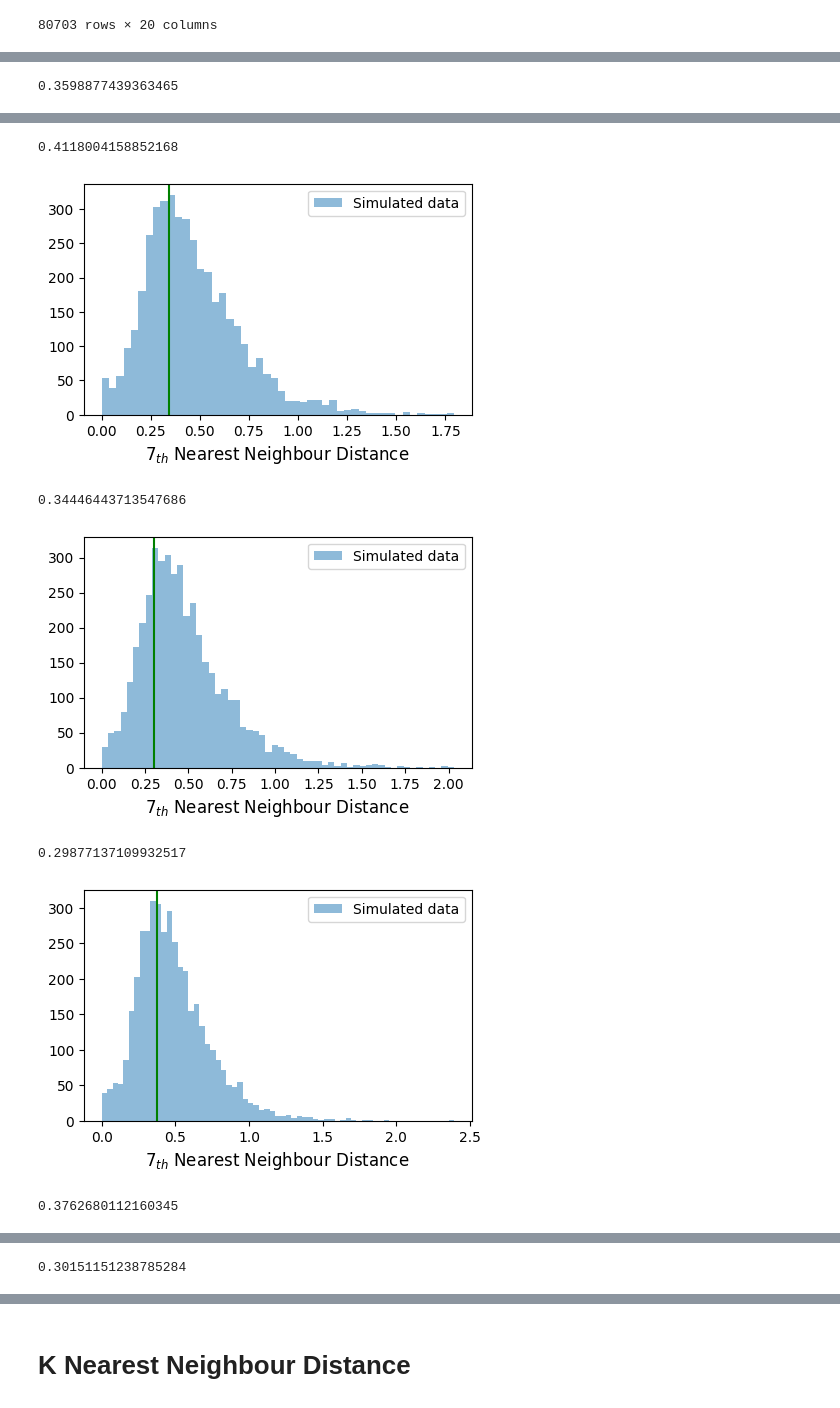
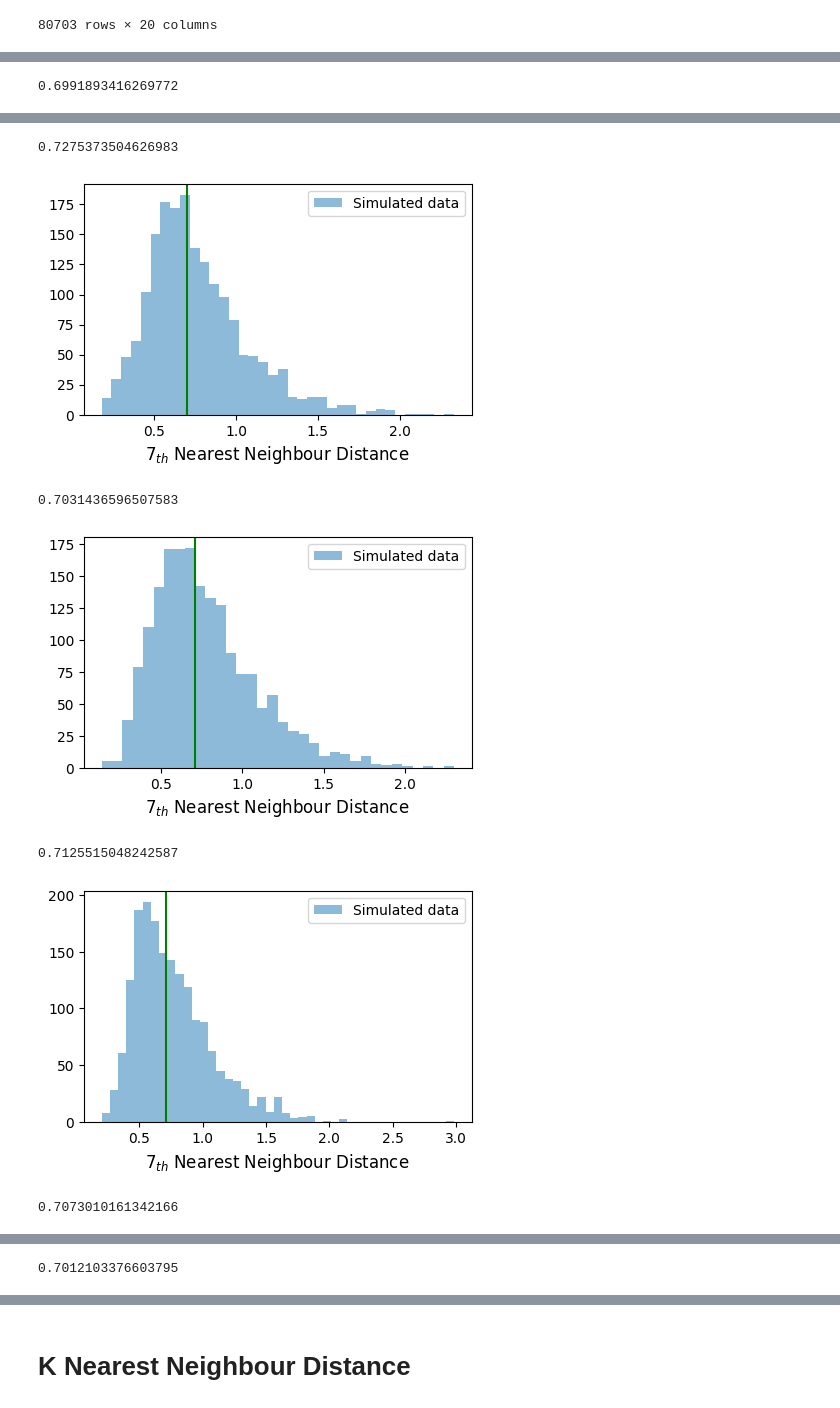
Before and after one commit to stevenalfonso/DBSCAN, a Jupyter notebook: Beehive_DBSCAN.ipynb, the cells around one changed output, grey strips where cells are left out. Saved outputs shown, nothing was run; the diff lists cells and outputs as text; code cells hidden in the pictures.

```diff
--- a/Beehive_DBSCAN.ipynb
+++ b/Beehive_DBSCAN.ipynb
@@ -22,7 +22,7 @@ from tqdm import tqdm
 # %% [markdown]
 # Read data
 # %%
-df = pd.read_csv('./beehive_10.csv')
+df = pd.read_csv('./data/beehive_10.csv')
 #df.loc[df['ra'] > 300, 'ra'] -= 360 #SOLO PARA BLANCO 1
 #c_pm = (df['pmra'] > -30) & (df['pmra'] < 0) & (df['pmdec'] > 0) & (df['pmdec'] < 30)
 #df = df[c_pm]
@@ -77,13 +77,13 @@ df
 #plt.show()
 # %%
 mu_alpha, mu_delta = -36.047, -12.917
-rango = 8
+rango = 10
 c_pm=(df['pmra']>mu_alpha-rango)&(df['pmra']<mu_alpha+rango)&\
 (df['pmdec']>mu_delta-rango)&(df['pmdec']<mu_delta+rango)
 c_p = (df['parallax'] > 4) & (df['parallax'] < 10)
 
 df = df[c_pm & c_p]
-
+print(len(df))
 plt.figure(figsize=(20,10))
 
 plt.subplot(2,3,1)
@@ -115,7 +115,5 @@ plt.xlabel("ra [deg]",  fontsize = 15)
 plt.ylabel("dec [deg]",  fontsize = 15)#,rotation=0)
 #plt.xlim(-30,0)
 #plt.ylim(0,30)
-
 plt.show()
-print(len(df))
 # %% [output]
@@ -282,7 +280,7 @@ def Metropolis(N, data, params):
 # %%
 data = df.parallax
 params = results_parallax.x
-sampling = Metropolis(5000, data, params)
+sampling = Metropolis(2000, data, params)
 simulated_data = []
 simulated_data.append(sampling)
 plt.hist(sampling,bins='auto',density=True)
@@ -297,11 +295,11 @@ Text(0.5, 0, 'parallax')
 # %%
 eps_simulated = []
-for k in tqdm(range(0,10)):
+for k in tqdm(range(0, 30)):
     names = ['parallax','ra','dec','pmra','pmdec']
     params = [results_parallax.x, results_ra.x, results_dec.x, results_pmra.x, results_pmdec.x]
     simulated_data = []
     for x,i in enumerate(names):
-        n_iteraciones = 5000
+        n_iteraciones = 2000
         #nc, s1, s2, mu1, mu2 = params[x]
         parameters = params[x]
         data = df[i]
@@ -316,21 +314,21 @@ for k in tqdm(range(0,10)):
         #plt.legend()
         #plt.show()
 
-    df_simulated=pd.DataFrame(np.array(simulated_data).transpose(),columns=['parallax','ra','dec','pmra','pmdec'])
+    df_simulated=pd.DataFrame(np.array(simulated_data).transpose(),\
+                              columns=['parallax','ra','dec','pmra','pmdec'])
     df_simulated = df_simulated.astype('float32')
     df_simulated = StandardScaler().fit(df_simulated).transform(df_simulated)
 
     neigh = NearestNeighbors(n_neighbors = 7, algorithm = 'ball_tree', n_jobs=4).fit(df_simulated)
     distances_simulated, indices = neigh.kneighbors(df_simulated)
-    distances_simulated = np.sort(distances_simulated, axis = 0)
-    distances_simulated = np.array(distances_simulated[:,1])
+    distances_simulated = np.sort(np.median(distances_simulated, axis = 1))
     distances_simulated = distances_simulated[(distances_simulated != 0.0)]
+
     hist, bin_edges = np.histogram(distances_simulated, bins='auto',
                                    range=(0.01,max(distances_simulated)))
-    i = hist.argmax()
-
-    #eps_simulated.append(min(distances_simulated))
-    eps_simulated.append(bin_edges[i])
+    #i = hist.argmax()
+    #eps_simulated.append(bin_edges[i])
+    eps_simulated.append(np.median(distances_simulated))
     plt.figure(figsize=(5,3))
     #plt.hist(distances, bins='auto', label='Region of Blanco 1',histtype=u'step')
     plt.hist(distances_simulated, bins='auto', label='Simulated data', alpha=0.5)#histtype=u'step'
@@ -345 +343 @@ for k in tqdm(range(0,10)):
-0.3598877439363465
+0.6991893416269772
@@ -347,7 +345,7 @@ for k in tqdm(range(0,10)):
-0.4118004158852168
+0.7275373504626983
-[figure, old version]
+[figure, new version]
-0.34446443713547686
+0.7031436596507583
-[figure, old version]
+[figure, new version]
-0.29877137109932517
+0.7125515048242587
-[figure, old version]
+[figure, new version]
-0.3762680112160345
+0.7073010161342166
@@ -355 +353 @@ for k in tqdm(range(0,10)):
-0.30151151238785284
+0.7012103376603795
```
Also changed, not shown: parts of 18 cells of this notebook, 2 other files.
